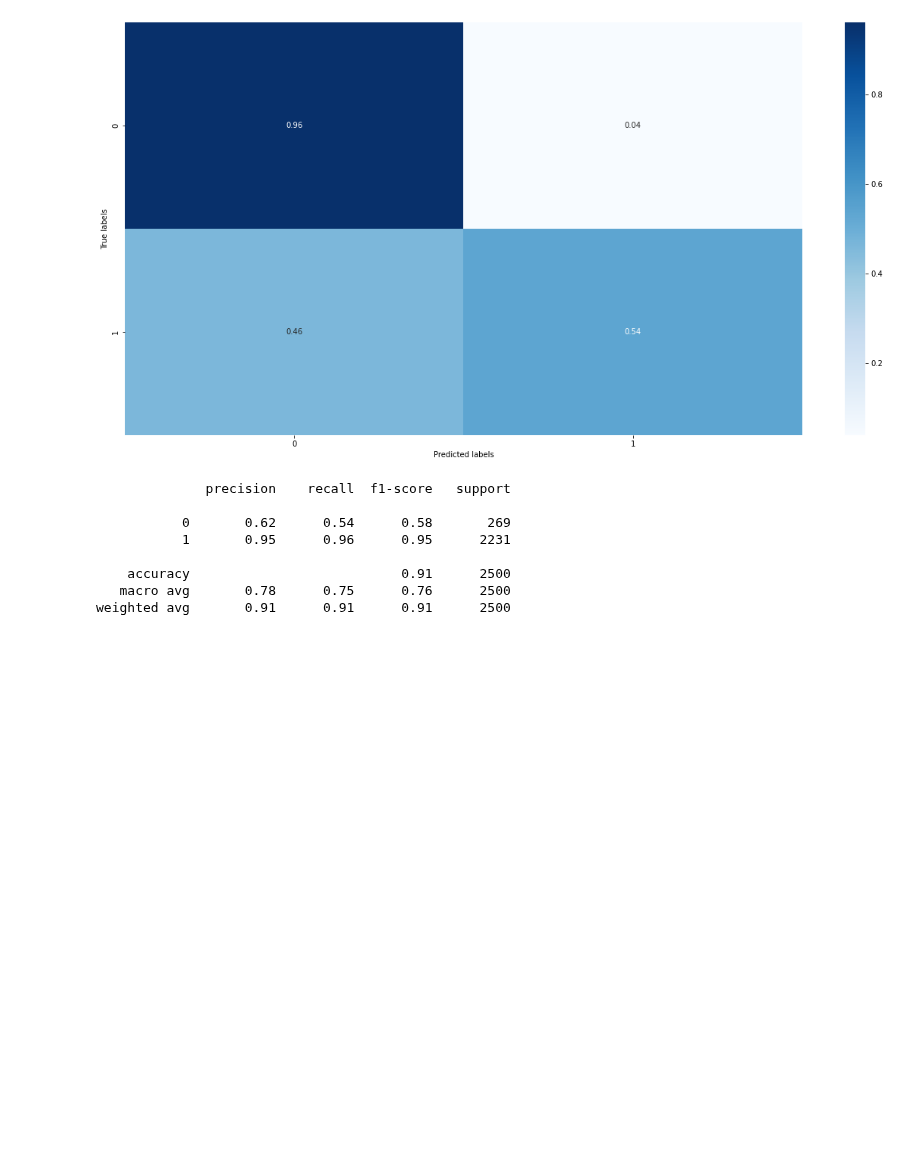
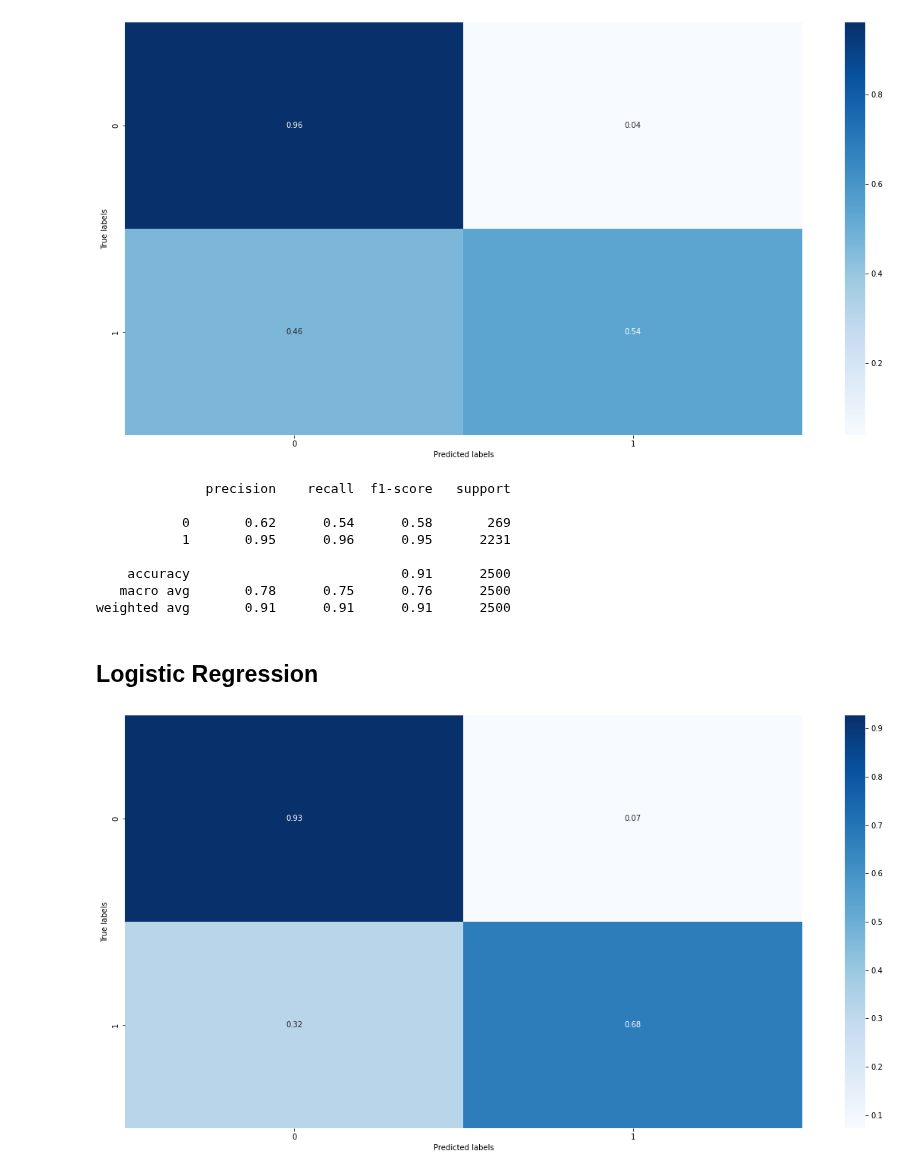
Before and after one commit to bachhvu/Amazon-NLP, a Jupyter notebook: Model Development.ipynb, the cells around one changed output. Saved outputs shown, nothing was run; the diff lists cells and outputs as text; code cells hidden in the pictures; blank space fills up the shorter version.

```diff
--- a/Model Development.ipynb
+++ b/Model Development.ipynb
@@ -289,0 +298,2 @@ Negative
+# %%
+X_train, X_val, y_train, y_val = train_test_split(df2[feature_names], df2['rating_class'], test_size=0.25, random_state=0)
@@ -335,3 +340,7 @@ print(classification_report(y_val.astype(str), base_preds.astype(str)))
     accuracy                           0.91      2500
    macro avg       0.78      0.75      0.76      2500
 weighted avg       0.91      0.91      0.91      2500
+# %% [markdown]
+## Logistic Regression
+# %%
+classifier = LogisticRegression(random_state=0, class_weight='balanced')
@@ -337,0 +358,13 @@ weighted avg       0.91      0.91      0.91      2500
+# %%
+base_preds = classifier.fit(X_train, y_train).predict(X_val)
+labels = df2['rating_class'].unique()
+cm = confusion_matrix(y_val, base_preds, labels)
+cm = cm.astype('float') / cm.sum(axis=1)[:, np.newaxis]
+plt.rcParams['figure.figsize'] = (20, 10)
+ax= plt.subplot()
+sns.heatmap(cm, annot=True, fmt='.2f', cmap='Blues', cbar=True, ax = ax)
+ax.set_xlabel('Predicted labels')
+ax.set_ylabel('True labels')
+plt.show()
+# %% [output]
+[figure, added]
```
Also changed, not shown: parts of 23 cells of this notebook.
